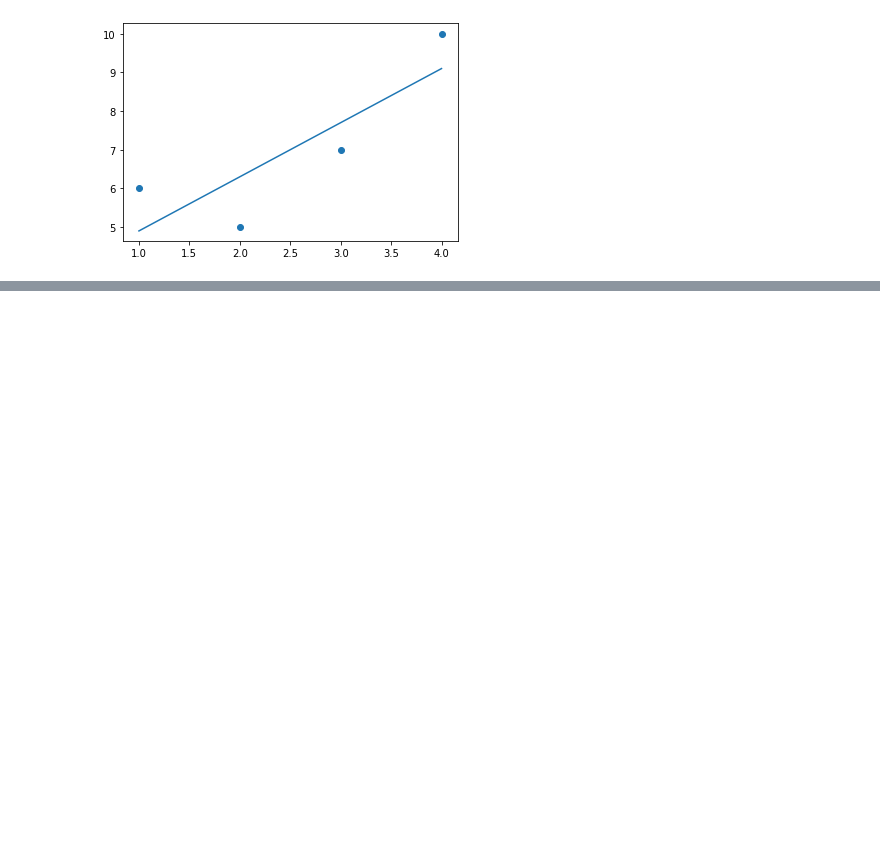
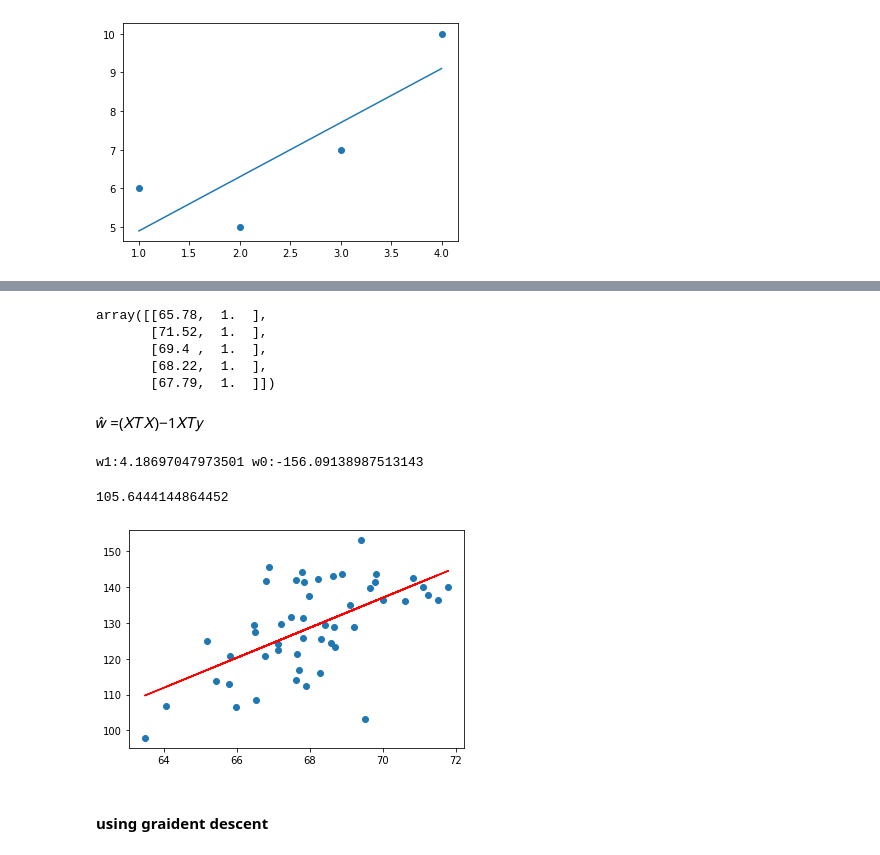
Before and after one commit to joannekim0420/Big-Data-Analysis, a Jupyter notebook: ML Regression notes [FIN].ipynb, the cells around one changed output, grey strips where cells are left out. Drawn from its saved outputs; the diff is of its cells as text; code cells hidden in the pictures; blank space fills up the shorter version.

```diff
--- a/ML Regression notes [FIN].ipynb
+++ b/ML Regression notes [FIN].ipynb
@@ -369,0 +527,3 @@ ax.plot(x,yhat)
+# %%
+x = my[:, 0]
+y = my[:,1]
@@ -369,0 +534,38 @@ ax.plot(x,yhat)
+# %%
+x=np.array([x,np.ones(len(x))])
+x=x.T
+# %%
+x[:5,:]
+#절편 때문에 상수항 넣어준거임
+# %% [output]
+array([[65.78,  1.  ],
+       [71.52,  1.  ],
+       [69.4 ,  1.  ],
+       [68.22,  1.  ],
+       [67.79,  1.  ]])
+# %% [markdown]
+𝑤̂ =(𝑋𝑇𝑋)−1𝑋𝑇𝑦
+# %%
+w1, w0=np.dot(np.linalg.inv(np.dot(x.T, x)), np.dot(x.T, y))
+print("w1:{} w0:{}".format(w1,w0))
+# %% [output]
+w1:4.18697047973501 w0:-156.09138987513143
+# %%
+#yhat
+yhat = w0*x[:,1] + w1*x[:,0]
+# %%
+#MSE
+np.sum(np.power(y-yhat, 2))/len(x) #mean , 평균을 구하기 위해 len(X)로 나눔
+# %% [output]
+105.6444144864452
+# %%
+%matplotlib inline
+import matplotlib.pyplot as plt
+
+plt.scatter(x[:,0],y)
+plt.plot(x[:,0],yhat, 'r-')
+plt.show()
+# %% [output]
+[figure, added]
+# %% [markdown]
+#### using graident descent
```
Also changed, not shown: parts of 70 cells of this notebook.
